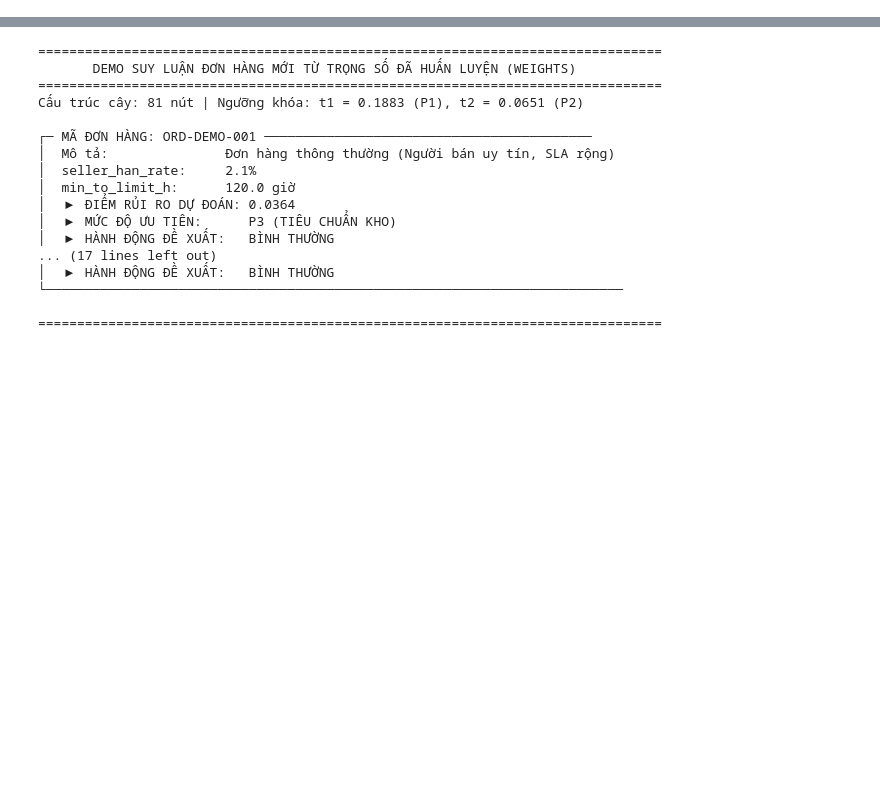
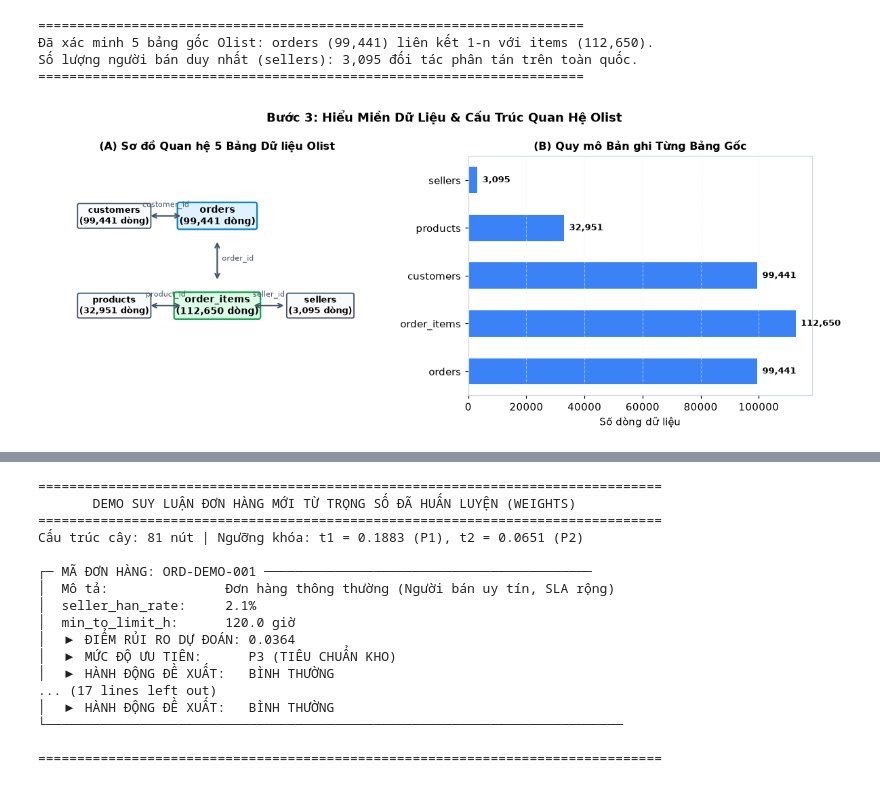
Before and after one commit to ntdat2036/E_logistics, a Jupyter notebook: notebook.ipynb, the cells around one changed output, grey strips where cells are left out. Cells and saved outputs as stored; diff of their text form; code cells hidden in the pictures; blank space fills up the shorter version.

```diff
--- a/notebook.ipynb
+++ b/notebook.ipynb
@@ -1268,0 +189,64 @@ Cell dưới đây nạp trọng số đã lưu từ `weights/tree.json` và `we
+# %%
+# Bước 3: Trực quan hóa quy mô 5 bảng Olist và sơ đồ thực thể
+tables = {
+    'orders': 99441,
+    'order_items': 112650,
+    'customers': 99441,
+    'products': 32951,
+    'sellers': 3095
+}
+
+fig, (ax1, ax2) = plt.subplots(1, 2, figsize=(11, 4.5))
+
+# Panel 1: Sơ đồ liên kết ER
+ax1.set_xlim(0, 10)
+ax1.set_ylim(0, 8)
+ax1.axis('off')
+ax1.set_title('(A) Sơ đồ Quan hệ 5 Bảng Dữ liệu Olist', fontsize=10.5, fontweight='bold')
+
+box_props = dict(boxstyle='round,pad=0.2', facecolor='#f8fafc', edgecolor='#475569', lw=1.2)
+ax1.text(2.0, 6.0, 'customers\n(99,441 dòng)', bbox=box_props, ha='center', va='center', fontsize=8.5, fontweight='bold')
+ax1.text(5.0, 6.0, 'orders\n(99,441 dòng)', bbox=dict(boxstyle='round,pad=0.2', facecolor='#e0f2fe', edgecolor='#0284c7', lw=1.5), ha='center', va='center', fontsize=9, fontweight='bold')
+ax1.text(5.0, 3.0, 'order_items\n(112,650 dòng)', bbox=dict(boxstyle='round,pad=0.2', facecolor='#dcfce7', edgecolor='#16a34a', lw=1.5), ha='center', va='center', fontsize=9, fontweight='bold')
+ax1.text(2.0, 3.0, 'products\n(32,951 dòng)', bbox=box_props, ha='center', va='center', fontsize=8.5, fontweight='bold')
+ax1.text(8.0, 3.0, 'sellers\n(3,095 dòng)', bbox=box_props, ha='center', va='center', fontsize=8.5, fontweight='bold')
+
+ax1.annotate('', xy=(4.0, 6.0), xytext=(3.0, 6.0), arrowprops=dict(arrowstyle="<->", lw=1.5, color='#475569'))
+ax1.text(3.5, 6.3, 'customer_id', ha='center', fontsize=7.5, color='#475569')
+
+ax1.annotate('', xy=(5.0, 3.8), xytext=(5.0, 5.2), arrowprops=dict(arrowstyle="<->", lw=1.5, color='#475569'))
+ax1.text(5.6, 4.5, 'order_id', ha='center', fontsize=7.5, color='#475569')
+
+ax1.annotate('', xy=(4.0, 3.0), xytext=(3.0, 3.0), arrowprops=dict(arrowstyle="<->", lw=1.5, color='#475569'))
+ax1.text(3.5, 3.3, 'product_id', ha='center', fontsize=7.5, color='#475569')
+
+ax1.annotate('', xy=(7.0, 3.0), xytext=(6.0, 3.0), arrowprops=dict(arrowstyle="<->", lw=1.5, color='#475569'))
+ax1.text(6.5, 3.3, 'seller_id', ha='center', fontsize=7.5, color='#475569')
+
+# Panel 2: Quy mô dòng dữ liệu
+names = list(tables.keys())
+counts = list(tables.values())
+bars = ax2.barh(names, counts, color=C_ONTIME, height=0.55)
+ax2.set_xlabel('Số dòng dữ liệu', fontsize=9.5)
+ax2.set_title('(B) Quy mô Bản ghi Từng Bảng Gốc', fontsize=10.5, fontweight='bold')
+ax2.grid(axis='x', alpha=0.5)
+
+for bar in bars:
+    w = bar.get_width()
+    ax2.annotate(f'{w:,}', xy=(w, bar.get_y() + bar.get_height()/2),
+                 xytext=(5, 0), textcoords="offset points", ha='left', va='center', fontsize=8.5, fontweight='bold')
+
+fig.suptitle('Bước 3: Hiểu Miền Dữ Liệu & Cấu Trúc Quan Hệ Olist', fontsize=12, fontweight='bold')
+plt.tight_layout()
+plt.show()
+
+print("=" * 70)
+print(f"Đã xác minh 5 bảng gốc Olist: orders (99,441) liên kết 1-n với items (112,650).")
+print(f"Số lượng người bán duy nhất (sellers): 3,095 đối tác phân tán trên toàn quốc.")
+print("=" * 70)
+# %% [output]
+======================================================================
+Đã xác minh 5 bảng gốc Olist: orders (99,441) liên kết 1-n với items (112,650).
+Số lượng người bán duy nhất (sellers): 3,095 đối tác phân tán trên toàn quốc.
+======================================================================
+[figure, added]
```
Also changed, not shown: parts of 114 cells of this notebook, 48 other files.
